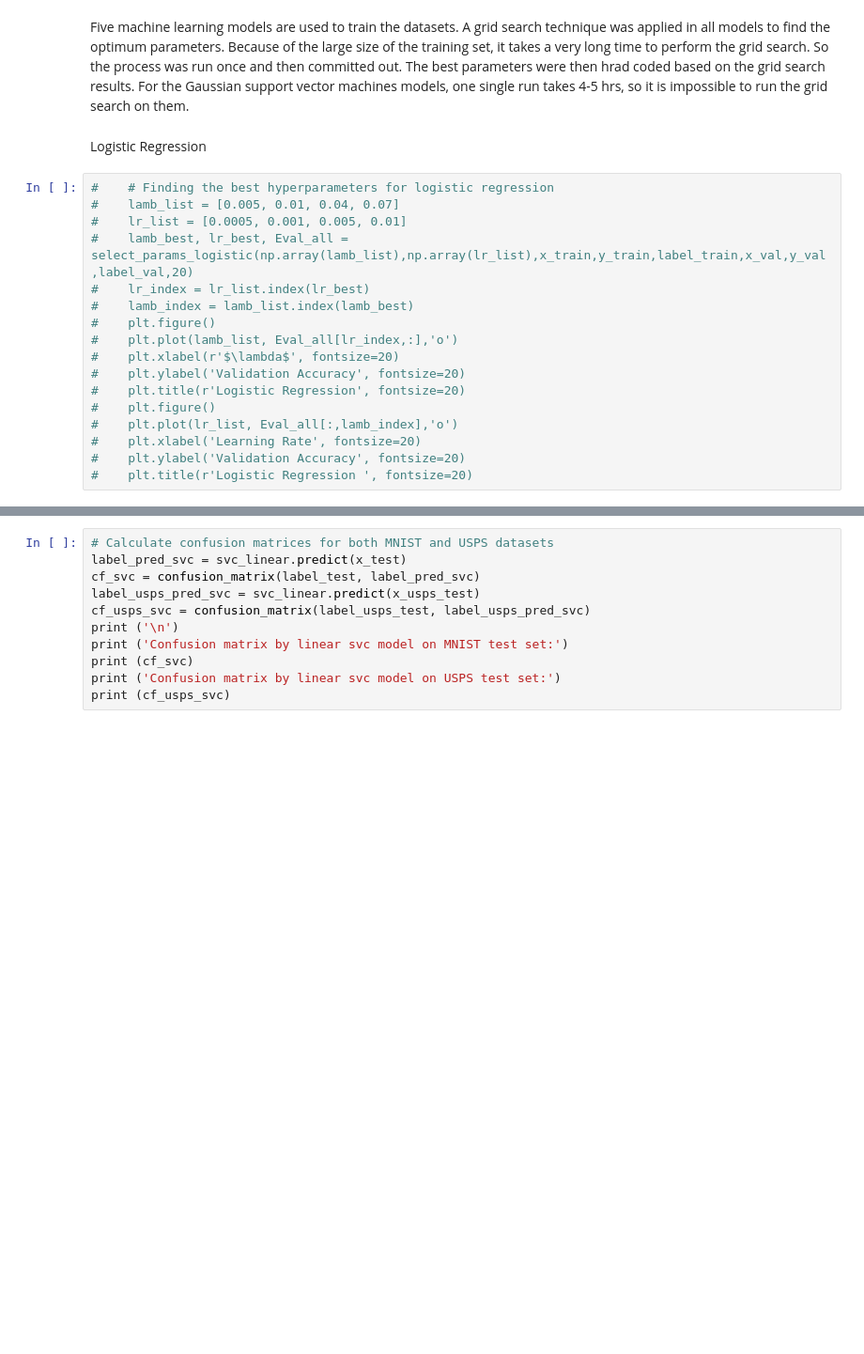
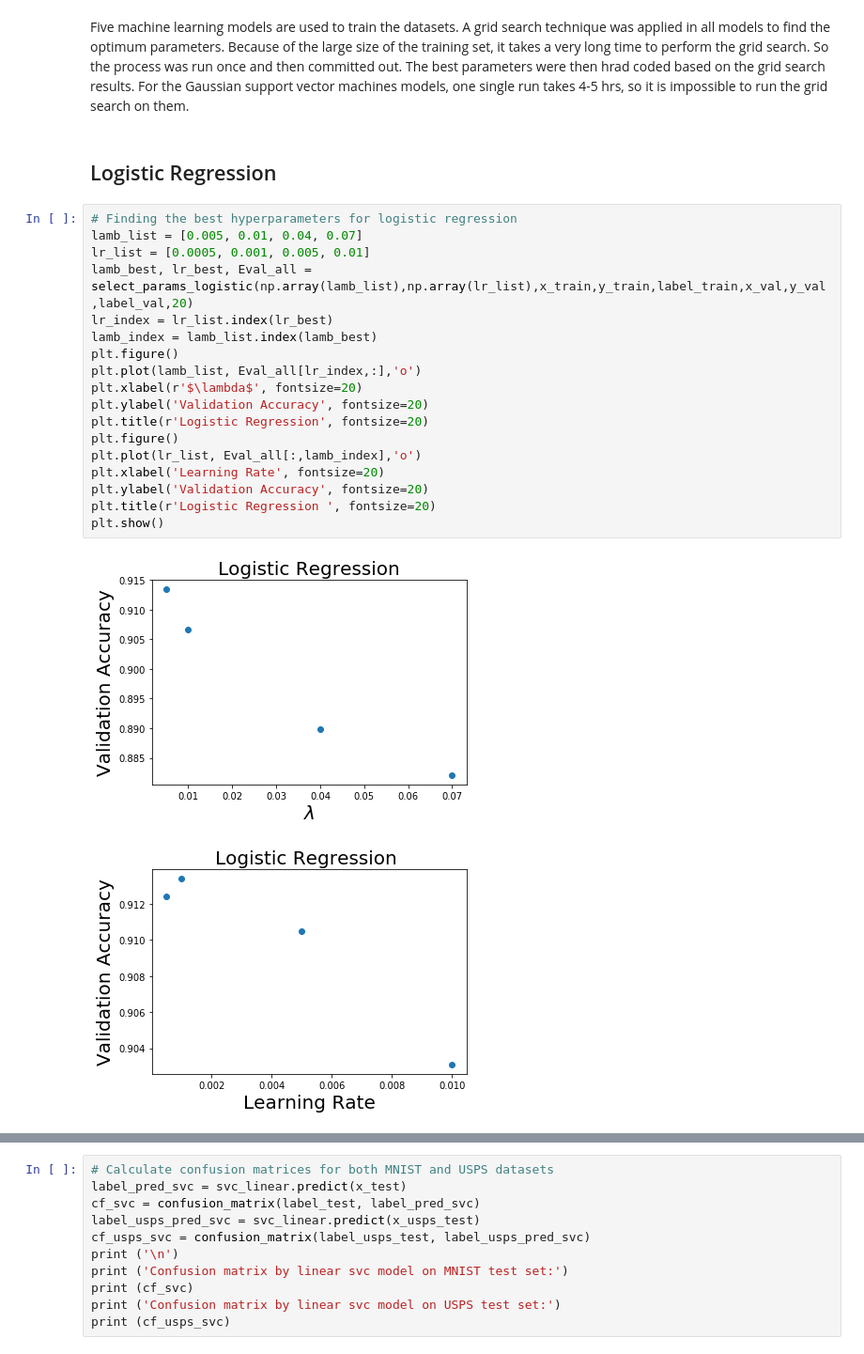
Before and after one commit to yiqichenshallwetalk/DigitClassifier, a Jupyter notebook: DigitClassifier.ipynb, the cells around one changed output, grey strips where cells are left out. Shown at 94% size. Saved outputs shown, nothing was run; the diff lists cells and outputs as text; blank space fills up the shorter version.

Commit message:
Changed the logistic regression class

```diff
--- a/DigitClassifier.ipynb
+++ b/DigitClassifier.ipynb
@@ -296,22 +327,26 @@ y_usps_test = np_utils.to_categorical(label_usps_test).astype(np.float64)
 # %% [markdown]
 Five machine learning models are used to train the datasets. A grid search technique was applied in all models to find the optimum parameters. Because of the large size of the training set, it takes a very long time to perform the grid search. So the process was run once and then committed out. The best parameters were then hrad coded based on the grid search results. For the Gaussian support vector machines models, one single run takes 4-5 hrs, so it is impossible to run the grid search on them.
-# %% [markdown]
-Logistic Regression
+# %% [markdown]
+## Logistic Regression
 # %%
-#    # Finding the best hyperparameters for logistic regression
-#    lamb_list = [0.005, 0.01, 0.04, 0.07]
-#    lr_list = [0.0005, 0.001, 0.005, 0.01]
-#    lamb_best, lr_best, Eval_all = select_params_logistic(np.array(lamb_list),np.array(lr_list),x_train,y_train,label_train,x_val,y_val,label_val,20)
-#    lr_index = lr_list.index(lr_best)
-#    lamb_index = lamb_list.index(lamb_best)
-#    plt.figure()
-#    plt.plot(lamb_list, Eval_all[lr_index,:],'o')
-#    plt.xlabel(r'$\lambda$', fontsize=20)
-#    plt.ylabel('Validation Accuracy', fontsize=20)
-#    plt.title(r'Logistic Regression', fontsize=20)
-#    plt.figure()
-#    plt.plot(lr_list, Eval_all[:,lamb_index],'o')
-#    plt.xlabel('Learning Rate', fontsize=20)
-#    plt.ylabel('Validation Accuracy', fontsize=20)
-#    plt.title(r'Logistic Regression ', fontsize=20)
+# Finding the best hyperparameters for logistic regression
+lamb_list = [0.005, 0.01, 0.04, 0.07]
+lr_list = [0.0005, 0.001, 0.005, 0.01]
+lamb_best, lr_best, Eval_all = select_params_logistic(np.array(lamb_list),np.array(lr_list),x_train,y_train,label_train,x_val,y_val,label_val,20)
+lr_index = lr_list.index(lr_best)
+lamb_index = lamb_list.index(lamb_best)
+plt.figure()
+plt.plot(lamb_list, Eval_all[lr_index,:],'o')
+plt.xlabel(r'$\lambda$', fontsize=20)
+plt.ylabel('Validation Accuracy', fontsize=20)
+plt.title(r'Logistic Regression', fontsize=20)
+plt.figure()
+plt.plot(lr_list, Eval_all[:,lamb_index],'o')
+plt.xlabel('Learning Rate', fontsize=20)
+plt.ylabel('Validation Accuracy', fontsize=20)
+plt.title(r'Logistic Regression ', fontsize=20)
+plt.show()
+# %% [output]
+[figure, added]
+[figure, added]
 # %%
```
Also changed, not shown: parts of 40 cells of this notebook.
